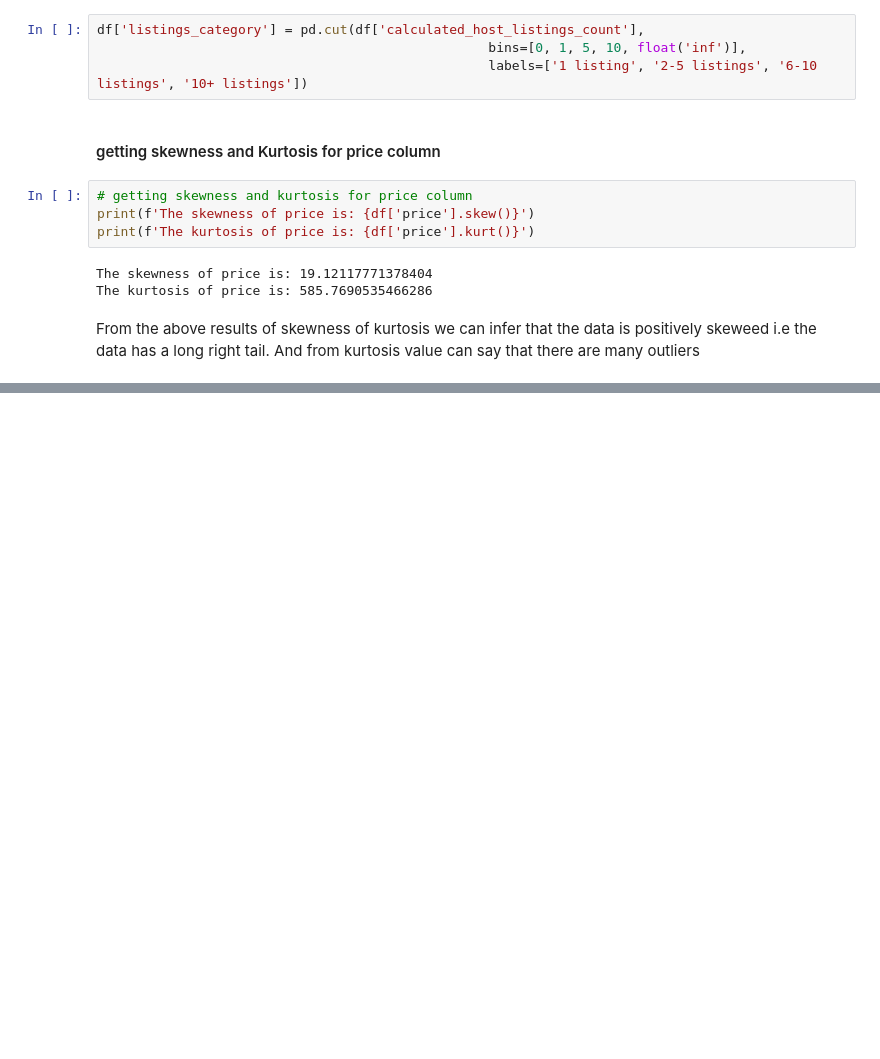
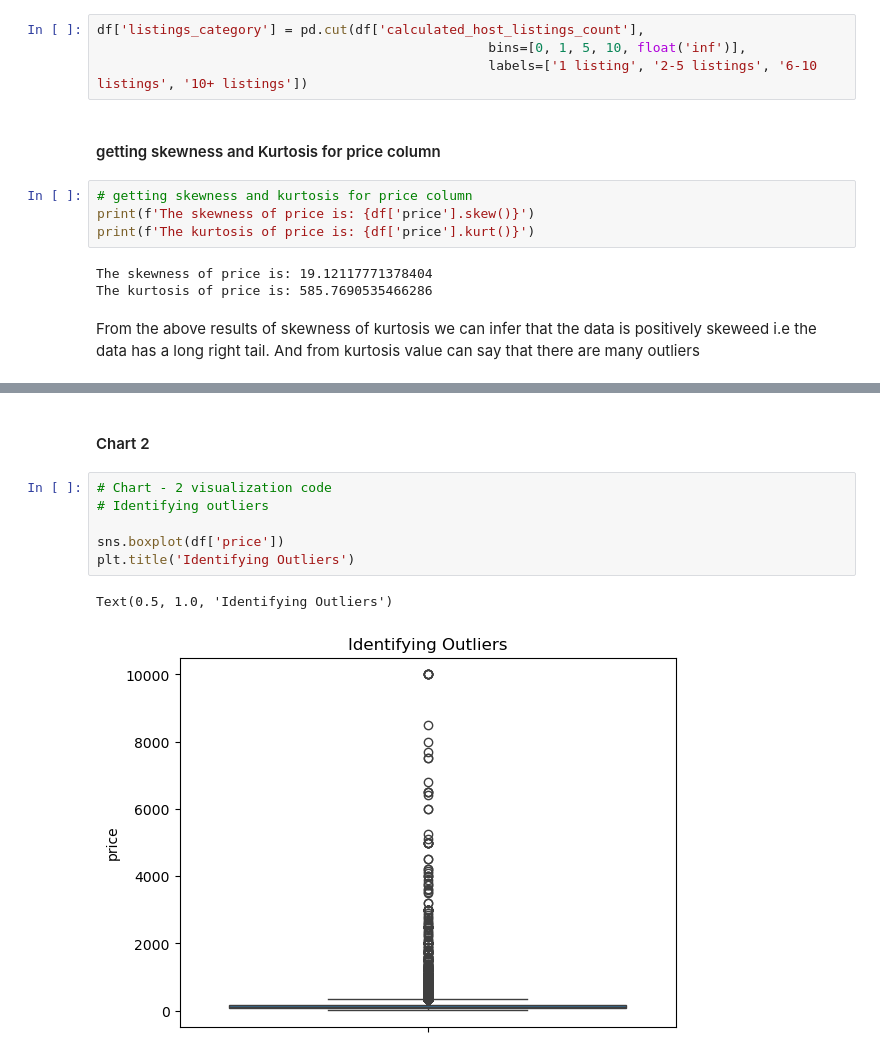
Before and after one commit to Laxmi884/EDA_Airbnb, a Jupyter notebook: Final.ipynb, the cells around one changed output, grey strips where cells are left out. Saved outputs shown, nothing was run; the diff lists cells and outputs as text; blank space fills up the shorter version.

```diff
--- a/Final.ipynb
+++ b/Final.ipynb
@@ -389,0 +482,11 @@ From the above results of skewness of kurtosis we can infer that the data is pos
+# %% [markdown]
+#### Chart 2
+# %%
+# Chart - 2 visualization code
+# Identifying outliers
+
+sns.boxplot(df['price'])
+plt.title('Identifying Outliers')
+# %% [output]
+Text(0.5, 1.0, 'Identifying Outliers')
+[figure, added]
```
Also changed, not shown: parts of 95 cells of this notebook, 1 other file.
